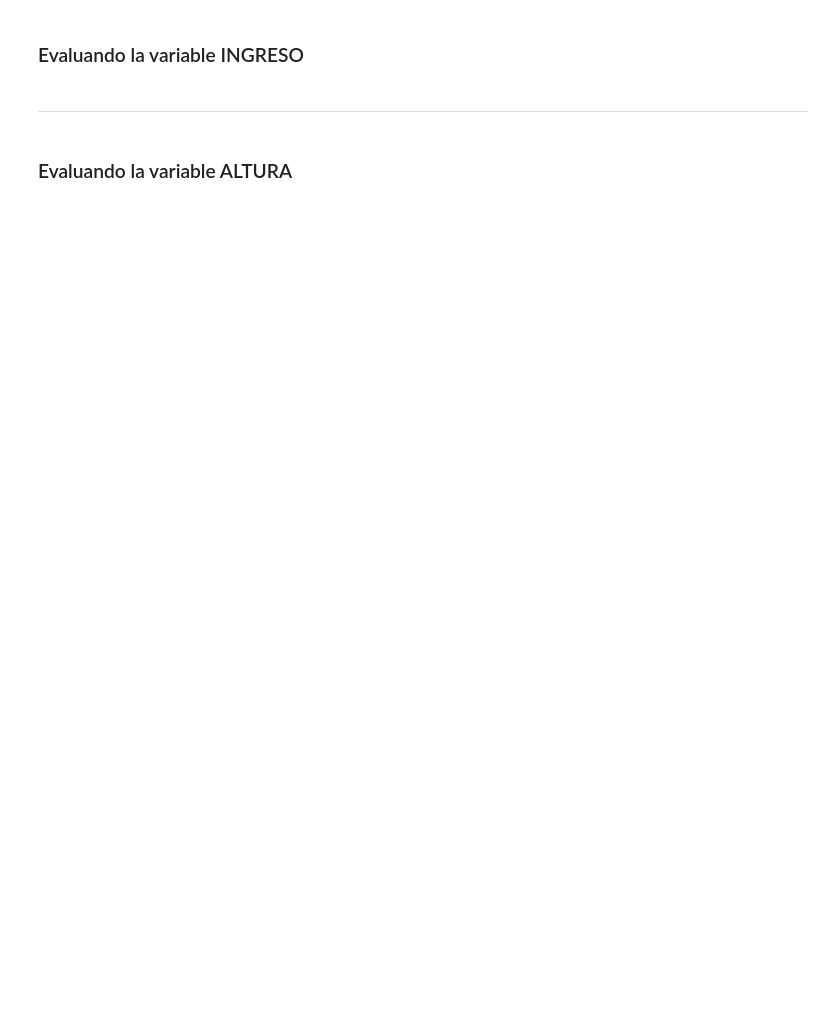
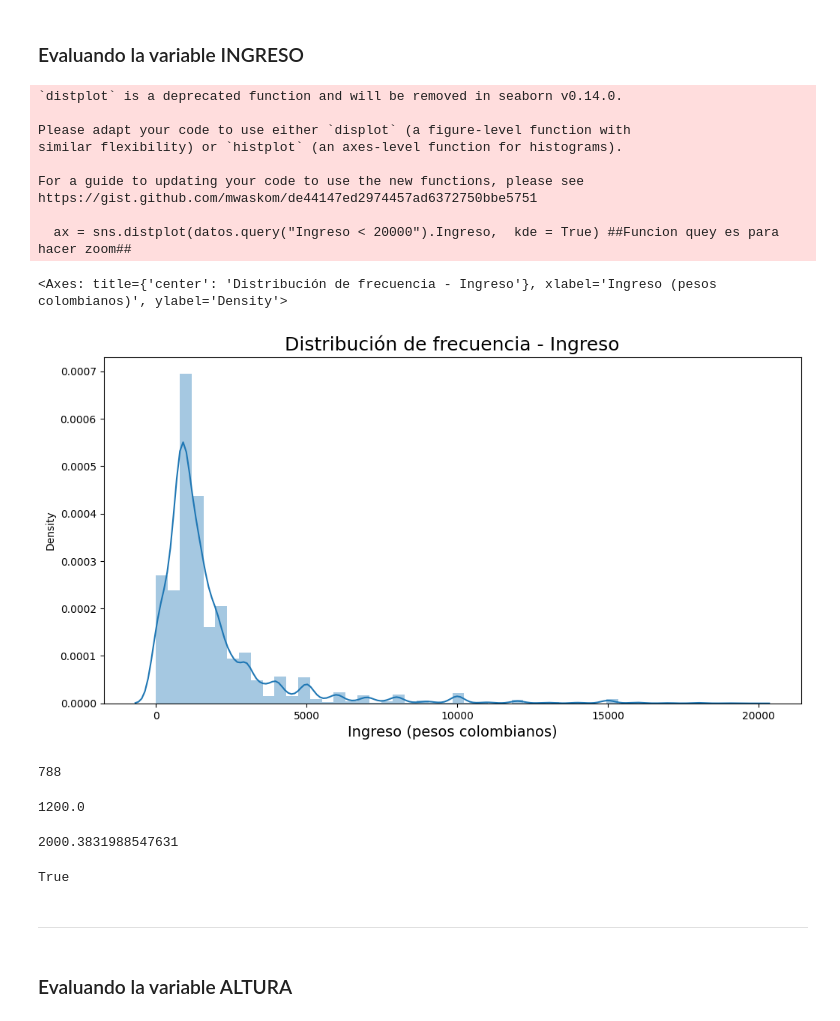
Before and after one commit to FerLopezCarrillo/challenge_amigo_secreto, a Jupyter notebook: Curso_de_Estadística_con_Python_1.ipynb, the cells around one changed output. Saved outputs shown, nothing was run; the diff lists cells and outputs as text; code cells hidden in the pictures; blank space fills up the shorter version.

```diff
--- a/Curso_de_Estadística_con_Python_1.ipynb
+++ b/Curso_de_Estadística_con_Python_1.ipynb
@@ -618,6 +810,44 @@ La moda se puede definir como el valor más frecuente de un conjunto de datos. L
 <img src='https://caelum-online-public.s3.amazonaws.com/ESP-1752-estadistica-con-python-parte1/img004.png' width='80%'>
 # %% [markdown]
 ### Evaluando la variable INGRESO
+# %%
+ax = sns.distplot(datos.query("Ingreso < 20000").Ingreso,  kde = True) ##Funcion quey es para hacer zoom##
+
+ax.figure.set_size_inches(12, 6)
+ax.set_title('Distribución de frecuencia - Ingreso', fontsize=18)
+ax.set_xlabel('Ingreso (pesos colombianos)', fontsize=14)
+ax
+# %% [output]
+`distplot` is a deprecated function and will be removed in seaborn v0.14.0.
+
+Please adapt your code to use either `displot` (a figure-level function with
+similar flexibility) or `histplot` (an axes-level function for histograms).
+
+For a guide to updating your code to use the new functions, please see
+https://gist.github.com/mwaskom/de44147ed2974457ad6372750bbe5751
+
+  ax = sns.distplot(datos.query("Ingreso < 20000").Ingreso,  kde = True) ##Funcion quey es para hacer zoom##
+<Axes: title={'center': 'Distribución de frecuencia - Ingreso'}, xlabel='Ingreso (pesos colombianos)', ylabel='Density'>
+[figure, added]
+# %%
+Moda = datos.Ingreso.mode()[0]
+print(Moda)
+# %% [output]
+788
+# %%
+Mediana = datos.Ingreso.median()
+Mediana
+# %% [output]
+1200.0
+# %%
+Media = datos.Ingreso.mean()
+print(Media)
+# %% [output]
+2000.3831988547631
+# %%
+print(Moda < Mediana < Media) ###Como es verdadero,la relación entre la media, mediana y la moda es del tipo "asimétrica a la derecha"####
+# %% [output]
+True
 # %% [markdown]
 ***
 # %% [markdown]
```
Also changed, not shown: parts of 35 cells of this notebook.
